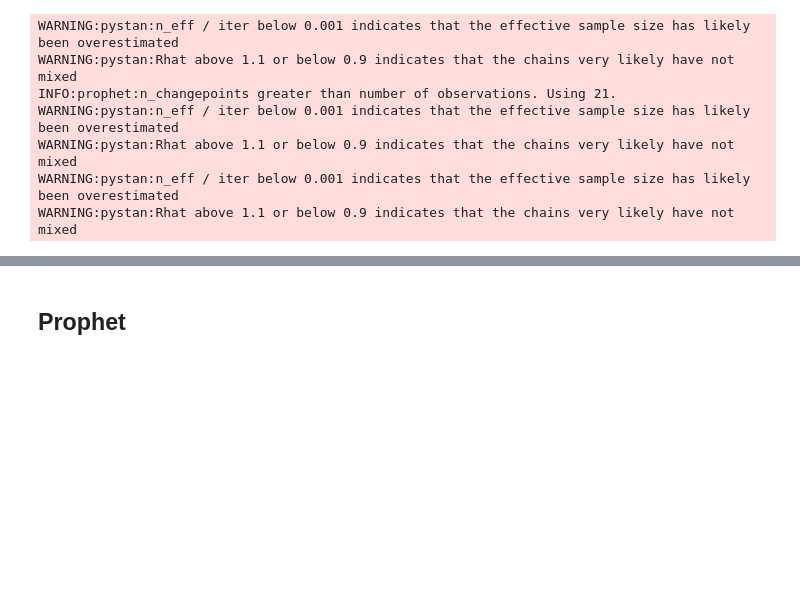
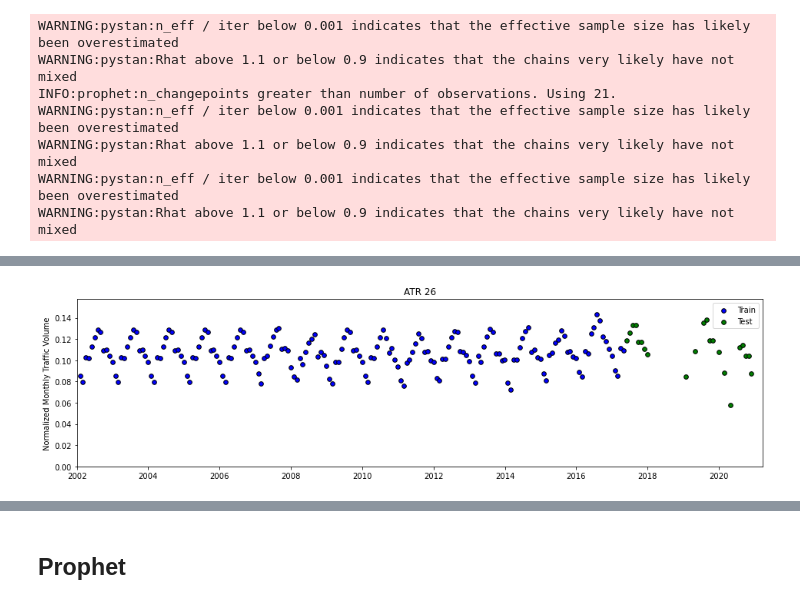
Before and after one commit to nmwodarz/traffic-project, a Jupyter notebook: Capstone 3 - Modeling.ipynb, the cells around one changed output, grey strips where cells are left out. Drawn from its saved outputs; the diff is of its cells as text; code cells hidden in the pictures; blank space fills up the shorter version.

```diff
--- a/Capstone 3 - Modeling.ipynb
+++ b/Capstone 3 - Modeling.ipynb
@@ -728,0 +693,4 @@ test_model.plot(['26','28'], margin_of_error=True, xrange='test', yrange='fit',
+# %%
+baseline_12M.plot()
+# %% [output]
+[figure, added]
```
Also changed, not shown: parts of 29 cells of this notebook.
